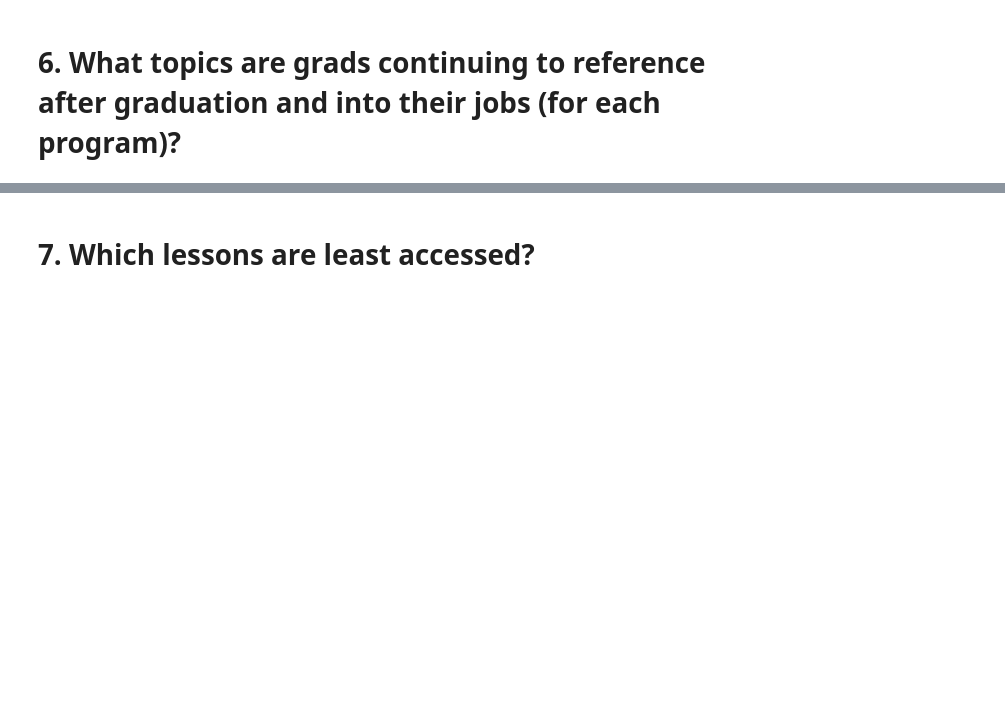
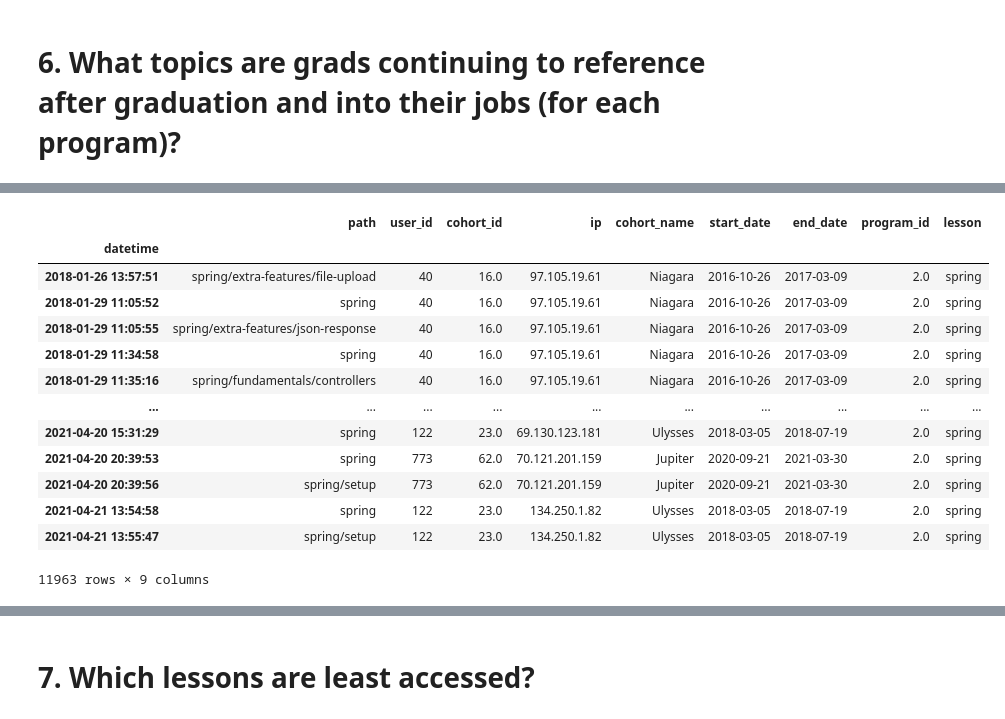
Before and after one commit to Adam-Harris87/anomaly-detection-exercises, a Jupyter notebook: anomaly_detection_exercise.ipynb, the cells around one changed output, grey strips where cells are left out. Saved outputs shown, nothing was run; the diff lists cells and outputs as text; code cells hidden in the pictures; blank space fills up the shorter version.

```diff
--- a/anomaly_detection_exercise.ipynb
+++ b/anomaly_detection_exercise.ipynb
@@ -356,0 +383,17 @@ ValueError: No axis named lesson for object type DataFrame
+# %%
+after_grad[after_grad.lesson == 'spring']
+# %% [output]
+|  | path | user_id | cohort_id | ip | cohort_name | start_date | end_date | program_id | lesson |
+| datetime |  |  |  |  |  |  |  |  |  |
+| 2018-01-26 13:57:51 | spring/extra-features/file-upload | 40 | 16.0 | 97.105.19.61 | Niagara | 2016-10-26 | 2017-03-09 | 2.0 | spring |
+| 2018-01-29 11:05:52 | spring | 40 | 16.0 | 97.105.19.61 | Niagara | 2016-10-26 | 2017-03-09 | 2.0 | spring |
+| 2018-01-29 11:05:55 | spring/extra-features/json-response | 40 | 16.0 | 97.105.19.61 | Niagara | 2016-10-26 | 2017-03-09 | 2.0 | spring |
+| 2018-01-29 11:34:58 | spring | 40 | 16.0 | 97.105.19.61 | Niagara | 2016-10-26 | 2017-03-09 | 2.0 | spring |
+| 2018-01-29 11:35:16 | spring/fundamentals/controllers | 40 | 16.0 | 97.105.19.61 | Niagara | 2016-10-26 | 2017-03-09 | 2.0 | spring |
+| ... | ... | ... | ... | ... | ... | ... | ... | ... | ... |
+| 2021-04-20 15:31:29 | spring | 122 | 23.0 | 69.130.123.181 | Ulysses | 2018-03-05 | 2018-07-19 | 2.0 | spring |
+| 2021-04-20 20:39:53 | spring | 773 | 62.0 | 70.121.201.159 | Jupiter | 2020-09-21 | 2021-03-30 | 2.0 | spring |
+| 2021-04-20 20:39:56 | spring/setup | 773 | 62.0 | 70.121.201.159 | Jupiter | 2020-09-21 | 2021-03-30 | 2.0 | spring |
+| 2021-04-21 13:54:58 | spring | 122 | 23.0 | 134.250.1.82 | Ulysses | 2018-03-05 | 2018-07-19 | 2.0 | spring |
+| 2021-04-21 13:55:47 | spring/setup | 122 | 23.0 | 134.250.1.82 | Ulysses | 2018-03-05 | 2018-07-19 | 2.0 | spring |
+11963 rows × 9 columns
```
Also changed, not shown: parts of 18 cells of this notebook, 1 other file.
